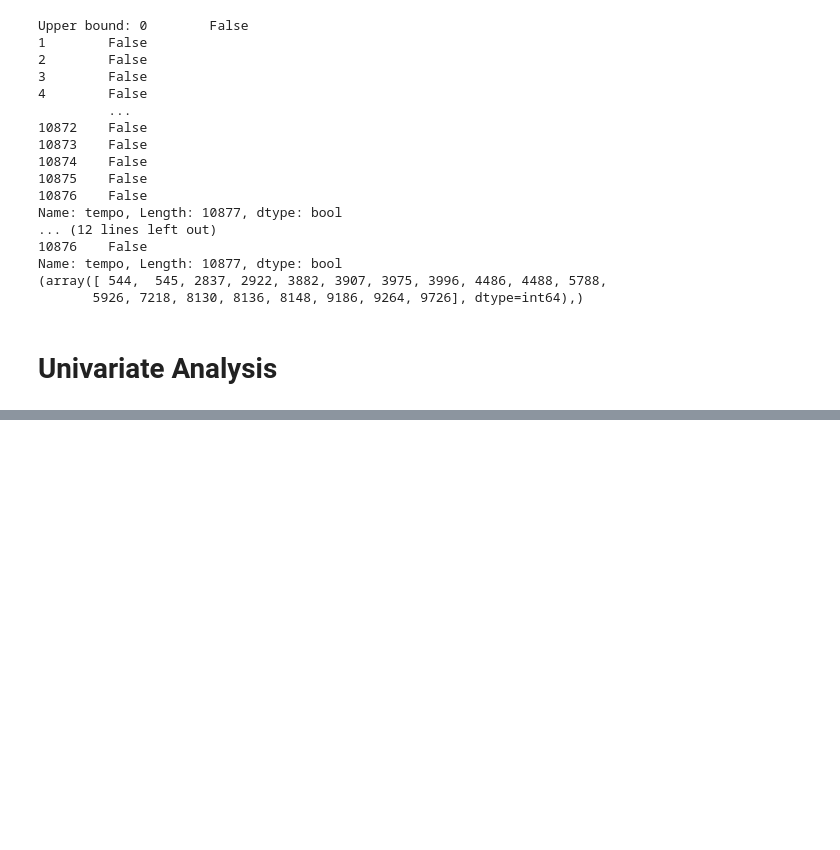
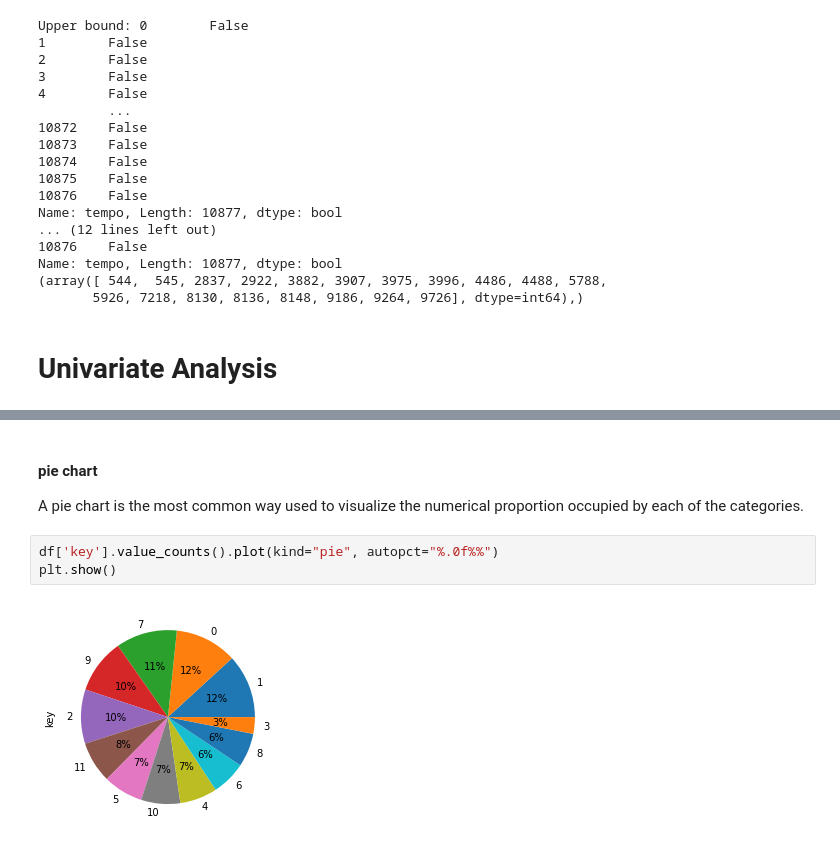
Before and after one commit to srirajbhogi/EDA---spotify-unpopular-songs-dataset-, a Jupyter notebook: spotify_unpopular_songs .ipynb, the cells around one changed output, grey strips where cells are left out. Drawn from its saved outputs; the diff is of its cells as text; blank space fills up the shorter version.

```diff
--- a/spotify_unpopular_songs .ipynb
+++ b/spotify_unpopular_songs .ipynb
@@ -361,0 +499,8 @@ sns.countplot(df['track_artist'])
+# %% [markdown]
+#### pie chart
+A pie chart is the most common way used to visualize the numerical proportion occupied by each of the categories.
+# %%
+df['key'].value_counts().plot(kind="pie", autopct="%.0f%%")
+plt.show()
+# %% [output]
+[figure, added]
```
Also changed, not shown: parts of 56 cells of this notebook.
